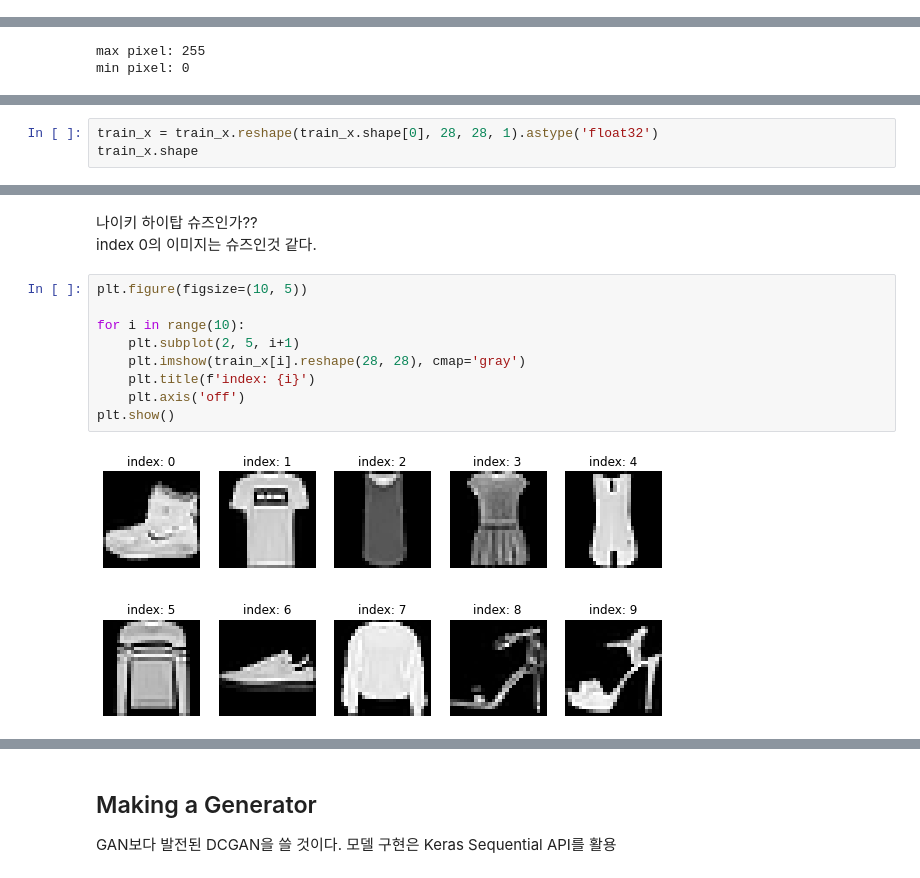
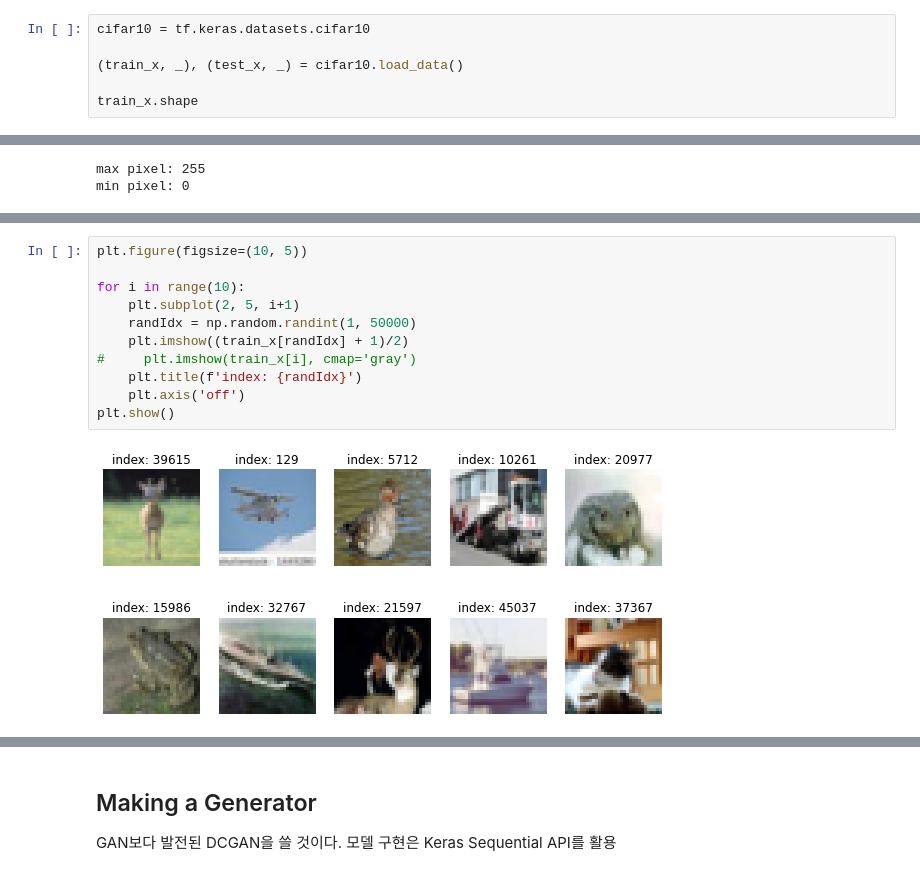
Before and after one commit to cosmic4dev/modulab, a Jupyter notebook: [E-13]CIFAR_Image.ipynb, the cells around one changed output, grey strips where cells are left out. Cells and saved outputs as stored; diff of their text form.

```diff
--- a/[E-13]CIFAR_Image.ipynb
+++ b/[E-13]CIFAR_Image.ipynb
@@ -24,0 +40,6 @@ fashion_mnist = tf.keras.datasets.fashion_mnist
+# %%
+cifar10 = tf.keras.datasets.cifar10
+
+(train_x, _), (test_x, _) = cifar10.load_data()
+
+train_x.shape
@@ -53,3 +71,0 @@ Gray scale이므로 shape에 채널 값 1을 넣어주겠다.
-# %%
-train_x = train_x.reshape(train_x.shape[0], 28, 28, 1).astype('float32')
-train_x.shape
@@ -67,14 +77,13 @@ plt.show()
-# %% [markdown]
-나이키 하이탑 슈즈인가??
-index 0의 이미지는 슈즈인것 같다.
 # %%
 plt.figure(figsize=(10, 5))
 
 for i in range(10):
     plt.subplot(2, 5, i+1)
-    plt.imshow(train_x[i].reshape(28, 28), cmap='gray')
-    plt.title(f'index: {i}')
+    randIdx = np.random.randint(1, 50000)
+    plt.imshow((train_x[randIdx] + 1)/2)
+#     plt.imshow(train_x[i], cmap='gray')
+    plt.title(f'index: {randIdx}')
     plt.axis('off')
 plt.show()
 # %% [output]
-[figure, old version]
+[figure, new version]
```
Also changed, not shown: parts of 69 cells of this notebook.
